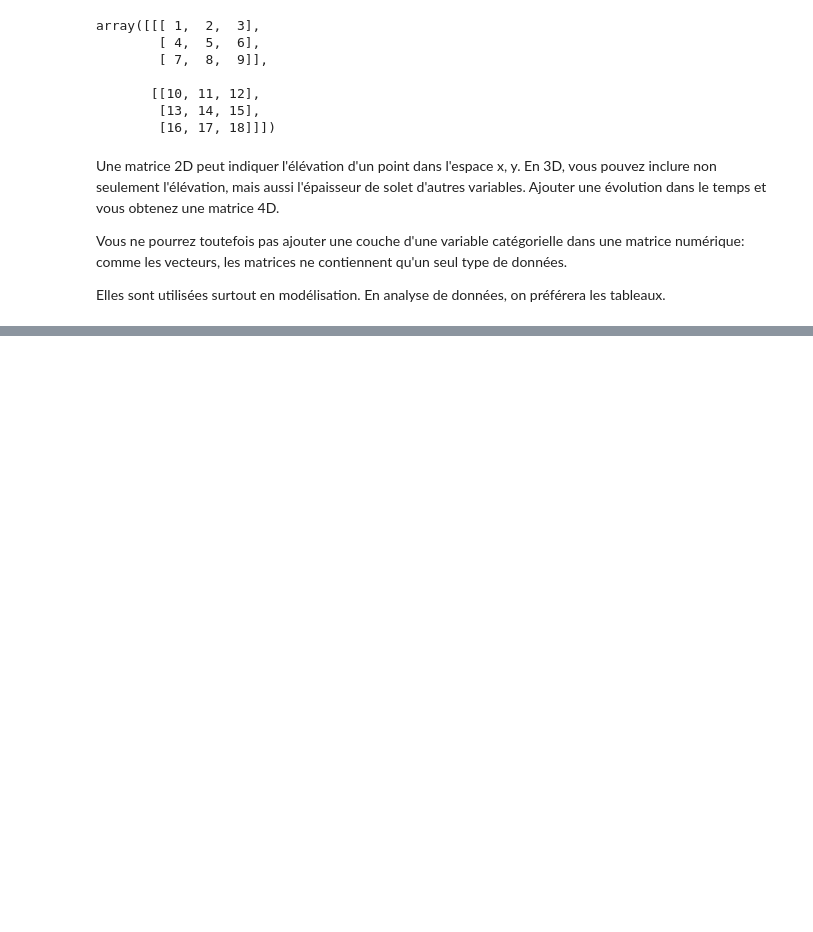
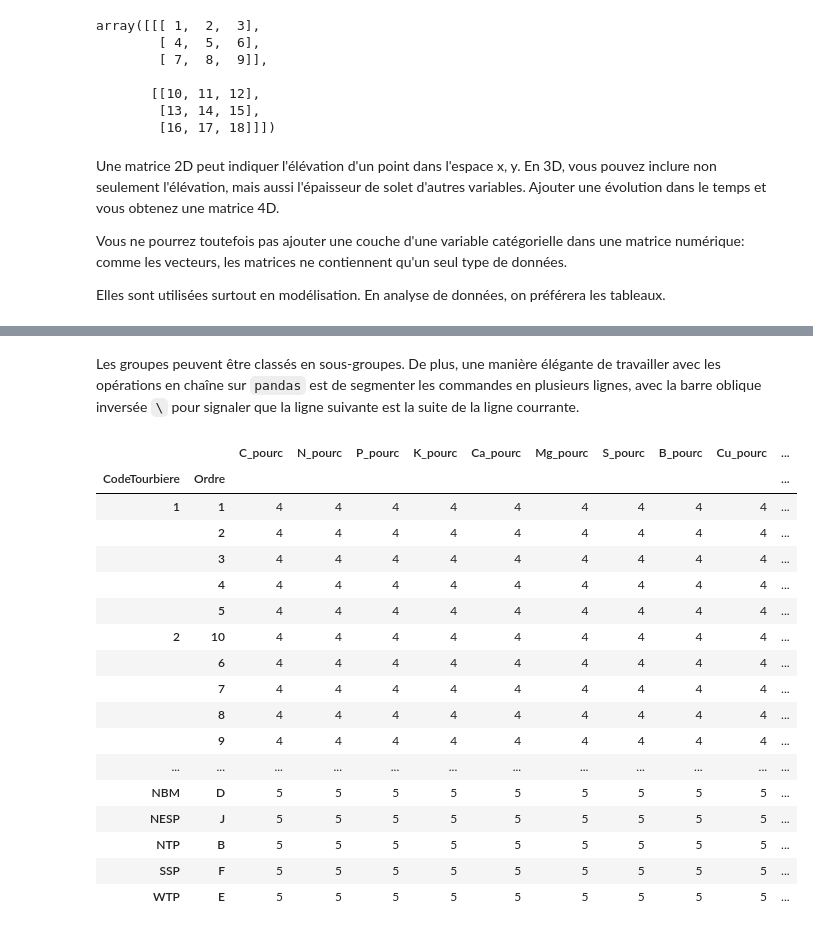
Before and after one commit to essicolo/ecologie-mathematique-Py, a Jupyter notebook: 3_Donnees/3_data.ipynb, the cells around one changed output, grey strips where cells are left out. Cells and saved outputs as stored; diff of their text form; code cells hidden in the pictures; blank space fills up the shorter version.

Commit message:
utilsier le tableau chicoute comme exemple

```diff
--- a/3_Donnees/3_data.ipynb
+++ b/3_Donnees/3_data.ipynb
@@ -437,0 +213,3 @@ Wickham, H. (2014) https://www.jstatsoft.org/index.php/jss/article/view/v059i10/
+# %%
+chicoute = pd.read_csv('data/chicoute.csv', sep=';', header=0, index_col=0, na_values='',
+                 encoding='utf-8')
@@ -437,0 +343,2 @@ Wickham, H. (2014) https://www.jstatsoft.org/index.php/jss/article/view/v059i10/
+# %%
+fol_cols = chicoute.columns[17:] # noms des colonnes de concentration foliaire
@@ -437,0 +555,2 @@ Wickham, H. (2014) https://www.jstatsoft.org/index.php/jss/article/view/v059i10/
+# %%
+chicoute['Site'] = chicoute['Site'].astype('object')
@@ -437,0 +617,4 @@ Wickham, H. (2014) https://www.jstatsoft.org/index.php/jss/article/view/v059i10/
+# %%
+chicoute['Remplissage_pourc'] = 100 - chicoute[fol_cols].sum(axis=1)
+fol_cols_R = chicoute.columns[17:] # noms des colonnes de concentration foliaire, en ajoutant le remplissage
+chicoute[fol_cols_R].mean(axis=0)
@@ -437,0 +685,25 @@ Wickham, H. (2014) https://www.jstatsoft.org/index.php/jss/article/view/v059i10/
+# %% [markdown]
+Les groupes peuvent être classés en sous-groupes. De plus, une manière élégante de travailler avec les opérations en chaîne sur `pandas` est de segmenter les commandes en plusieurs lignes, avec la barre oblique inversée `\` pour signaler que la ligne suivante est la suite de la ligne courrante.
+# %%
+chicoute.loc[:, list(fol_cols) + ['CodeTourbiere', 'Ordre']].\
+    groupby(['CodeTourbiere', 'Ordre']).\
+    count()
+# %% [output]
+|  |  | C_pourc | N_pourc | P_pourc | K_pourc | Ca_pourc | Mg_pourc | S_pourc | B_pourc | Cu_pourc | ... |
+| CodeTourbiere | Ordre |  |  |  |  |  |  |  |  |  | ... |
+| 1 | 1 | 4 | 4 | 4 | 4 | 4 | 4 | 4 | 4 | 4 | ... |
+|  | 2 | 4 | 4 | 4 | 4 | 4 | 4 | 4 | 4 | 4 | ... |
+|  | 3 | 4 | 4 | 4 | 4 | 4 | 4 | 4 | 4 | 4 | ... |
+|  | 4 | 4 | 4 | 4 | 4 | 4 | 4 | 4 | 4 | 4 | ... |
+|  | 5 | 4 | 4 | 4 | 4 | 4 | 4 | 4 | 4 | 4 | ... |
+| 2 | 10 | 4 | 4 | 4 | 4 | 4 | 4 | 4 | 4 | 4 | ... |
+|  | 6 | 4 | 4 | 4 | 4 | 4 | 4 | 4 | 4 | 4 | ... |
+|  | 7 | 4 | 4 | 4 | 4 | 4 | 4 | 4 | 4 | 4 | ... |
+|  | 8 | 4 | 4 | 4 | 4 | 4 | 4 | 4 | 4 | 4 | ... |
+|  | 9 | 4 | 4 | 4 | 4 | 4 | 4 | 4 | 4 | 4 | ... |
+| ... | ... | ... | ... | ... | ... | ... | ... | ... | ... | ... | ... |
+| NBM | D | 5 | 5 | 5 | 5 | 5 | 5 | 5 | 5 | 5 | ... |
+| NESP | J | 5 | 5 | 5 | 5 | 5 | 5 | 5 | 5 | 5 | ... |
+| NTP | B | 5 | 5 | 5 | 5 | 5 | 5 | 5 | 5 | 5 | ... |
+| SSP | F | 5 | 5 | 5 | 5 | 5 | 5 | 5 | 5 | 5 | ... |
+| WTP | E | 5 | 5 | 5 | 5 | 5 | 5 | 5 | 5 | 5 | ... |
```
Also changed, not shown: parts of 142 cells of this notebook, 5 other files.
